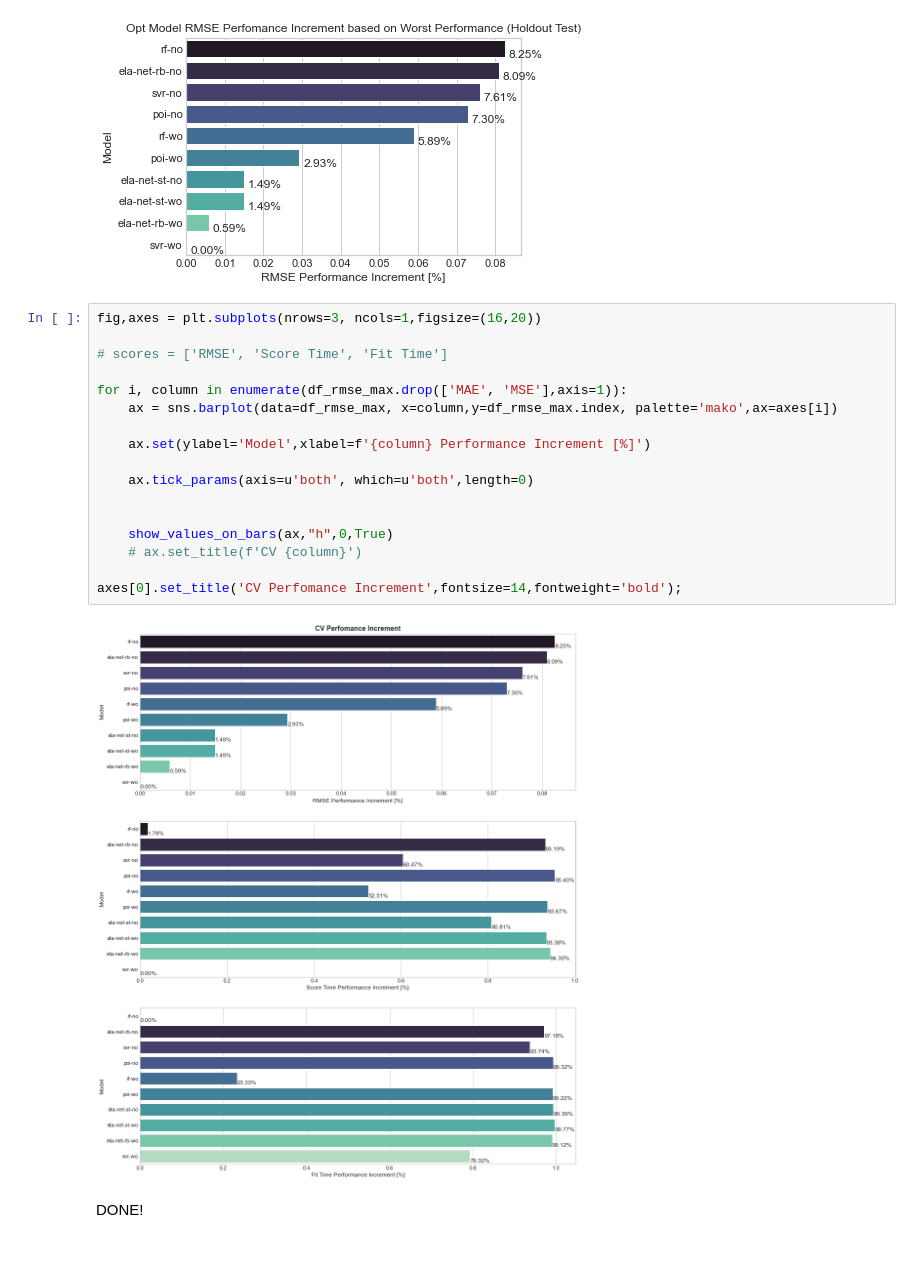
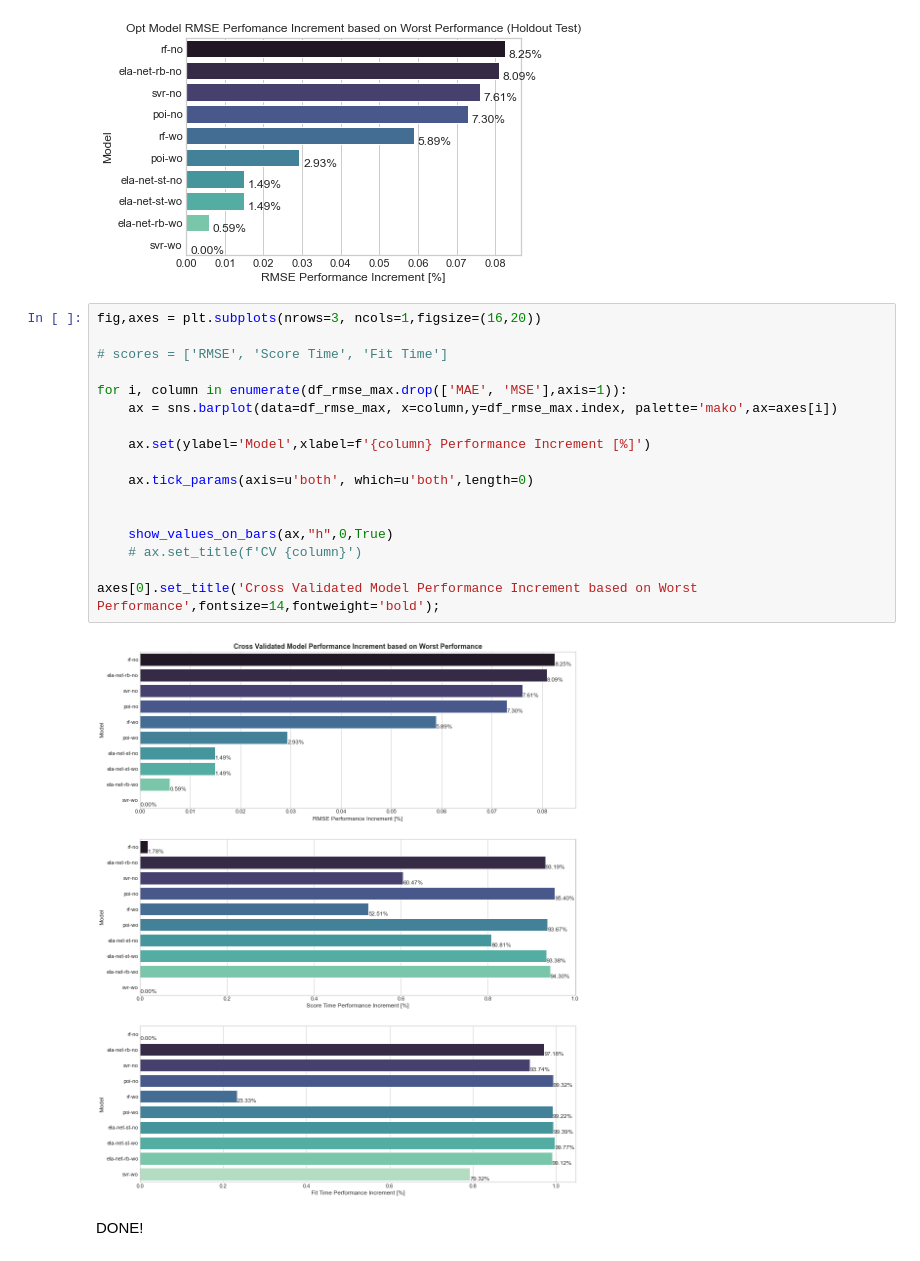
Before and after one commit to luiul/statistics-meets-logistics, a Jupyter notebook: 1-dl-project/dl-9-score-analysis.ipynb, the cells around one changed output. Drawn from its saved outputs; the diff is of its cells as text.

```diff
--- a/1-dl-project/dl-9-score-analysis.ipynb
+++ b/1-dl-project/dl-9-score-analysis.ipynb
@@ -218,21 +220,21 @@ ax.set_title('Opt Model RMSE Perfomance Increment based on Worst Performance (Ho
 # %%
 fig,axes = plt.subplots(nrows=3, ncols=1,figsize=(16,20))
 
 # scores = ['RMSE', 'Score Time', 'Fit Time']
 
 for i, column in enumerate(df_rmse_max.drop(['MAE', 'MSE'],axis=1)):
     ax = sns.barplot(data=df_rmse_max, x=column,y=df_rmse_max.index, palette='mako',ax=axes[i])
 
     ax.set(ylabel='Model',xlabel=f'{column} Performance Increment [%]')
 
     ax.tick_params(axis=u'both', which=u'both',length=0)
 
 
     show_values_on_bars(ax,"h",0,True)
     # ax.set_title(f'CV {column}')
 
-axes[0].set_title('CV Perfomance Increment',fontsize=14,fontweight='bold');
+axes[0].set_title('Cross Validated Model Performance Increment based on Worst Performance',fontsize=14,fontweight='bold');
 # %% [output]
-[figure, old version]
+[figure, new version]
 # %% [markdown]
 DONE!
```
Also changed, not shown: parts of 5 cells of this notebook, 14 other files.
